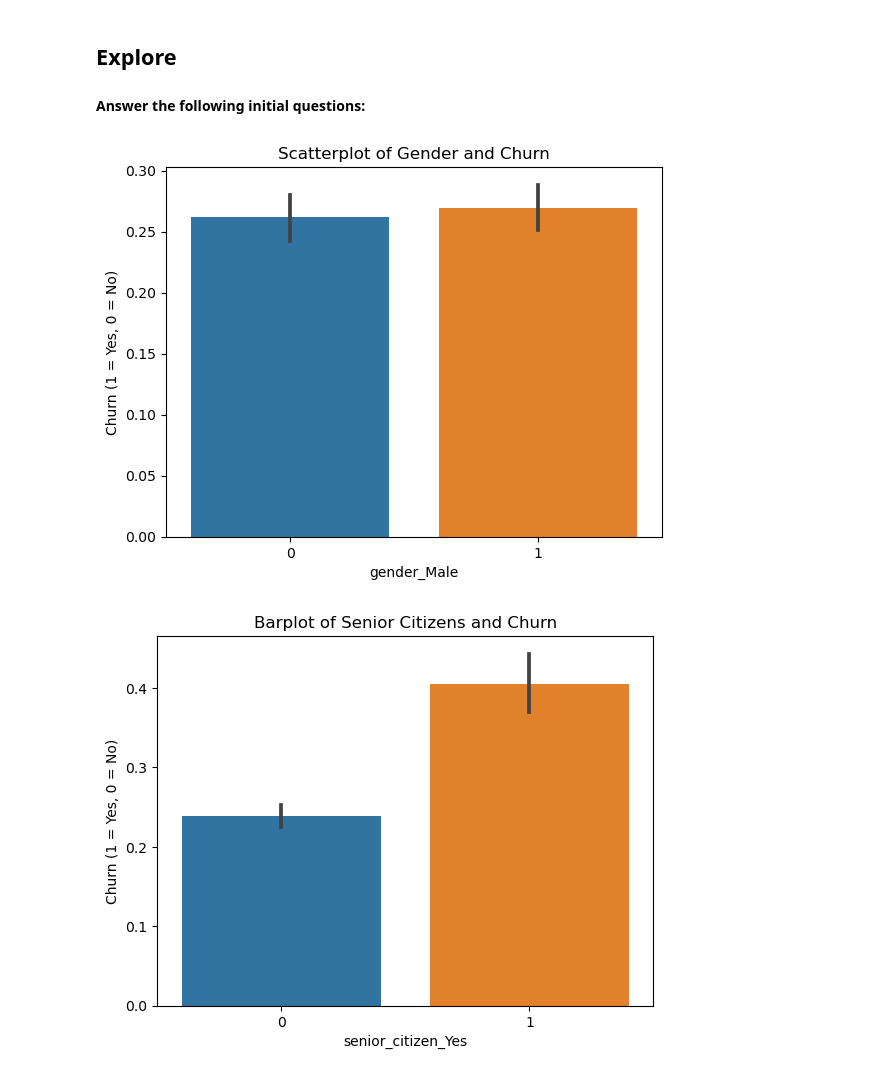
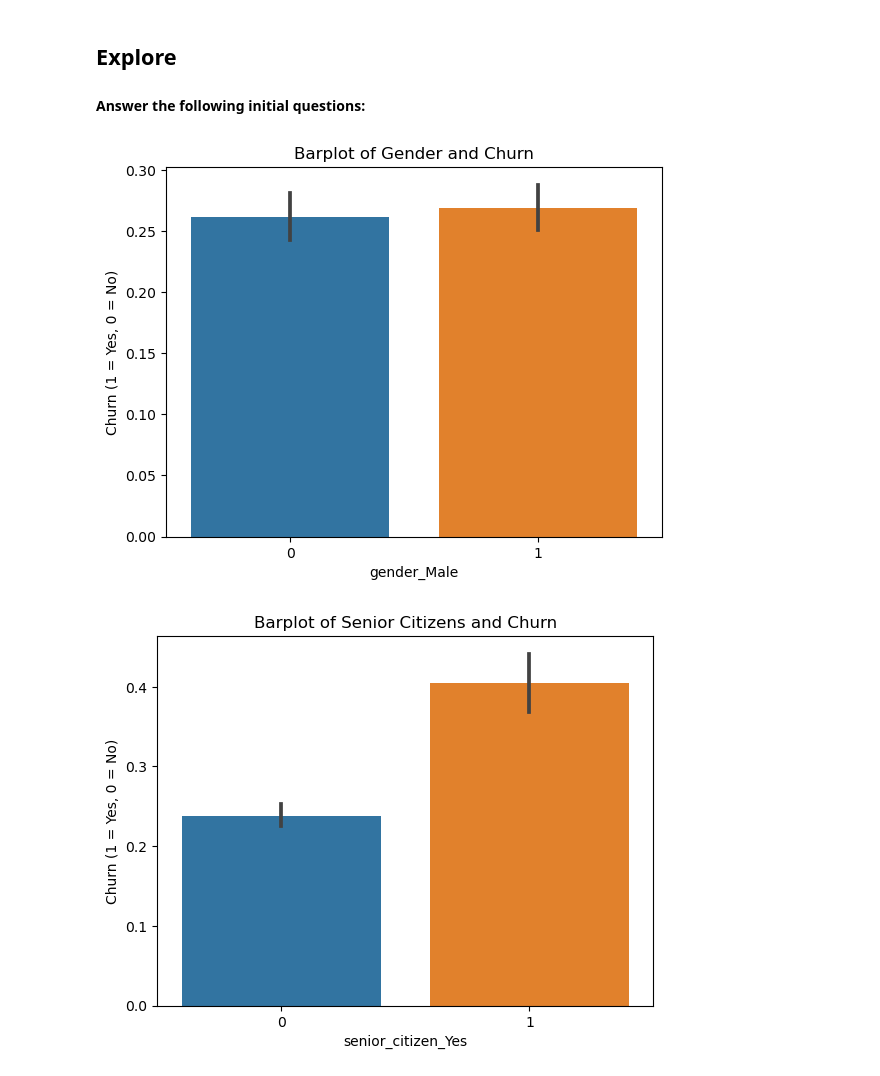
Before and after one commit to Esayas-Asefa/classification_project, a Jupyter notebook: final_report.ipynb, the cells around one changed output. Drawn from its saved outputs; the diff is of its cells as text; code cells hidden in the pictures.

```diff
--- a/final_report.ipynb
+++ b/final_report.ipynb
@@ -83,7 +103,19 @@ df = acq.prep_telco()
 
 #Split dataset into two components
 
-X = df.drop(columns= 'churn_Yes')
+X = df.drop(['tenure', 'monthly_charges', 'total_charges',
+             'phone_service_Yes', 'multiple_lines_No phone service',
+            'multiple_lines_Yes', 'online_security_No internet service',
+       'online_security_Yes', 'online_backup_No internet service',
+       'online_backup_Yes', 'device_protection_No internet service',
+       'device_protection_Yes', 'tech_support_No internet service',
+       'tech_support_Yes', 'streaming_tv_No internet service',
+       'streaming_tv_Yes', 'streaming_movies_No internet service',
+       'streaming_movies_Yes', 'paperless_billing_Yes',
+       'contract_type_One year', 'contract_type_Two year',
+       'internet_service_type_Fiber optic', 'internet_service_type_None',
+       'payment_type_Credit card (automatic)', 'payment_type_Electronic check',
+       'payment_type_Mailed check'], axis=1)
 Y = df.churn_Yes
 
 #converted X and Y components into DataFrames
@@ -151,16 +181,16 @@ X_train.describe()
 # %%
 # Is one gender more likely to affect churn than the other?
 
 sns.barplot(x = X_train.gender_Male , y = y_train.churn_Yes, data=df)
 
 # Add labels and title
 plt.ylabel('Churn (1 = Yes, 0 = No)')
-plt.title('Scatterplot of Gender and Churn')
+plt.title('Barplot of Gender and Churn')
 
 # Show the plot
 plt.show()
 # %% [output]
-[figure, old version]
+[figure, new version]
 # %%
 # Are senior citizens more likely to churn?
 
```
Also changed, not shown: parts of 9 cells of this notebook, 3 other files.
